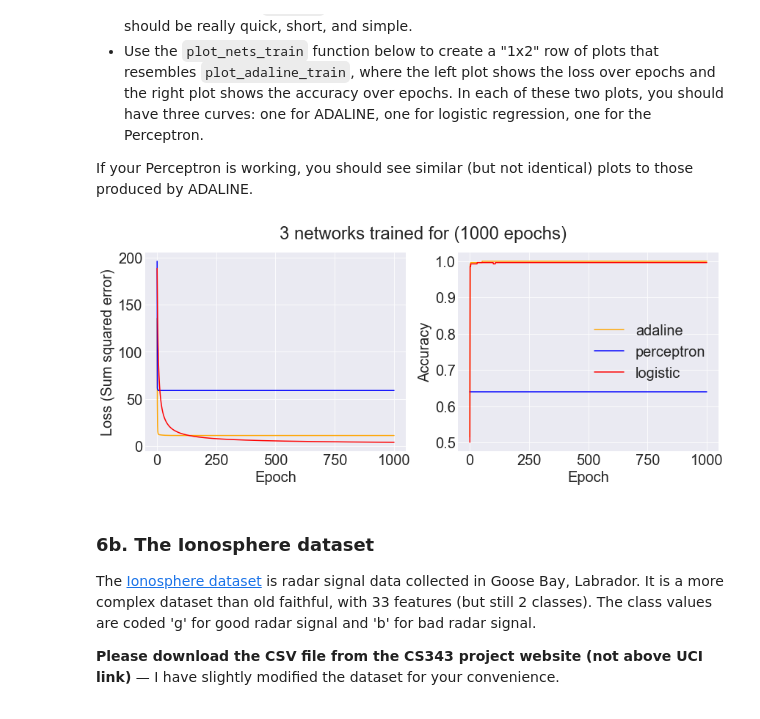
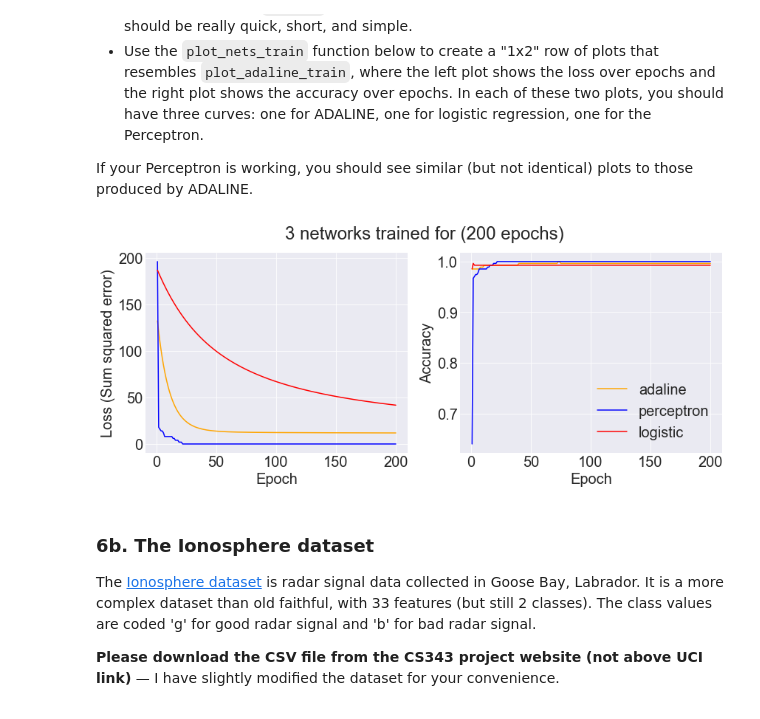
Before and after one commit to luhangsnn/neuralnetworks, a Jupyter notebook: proj1/classification_and_regression.ipynb, the cells around one changed output. Drawn from its saved outputs; the diff is of its cells as text; code cells hidden in the pictures.

Commit message:
restored data for 6a & 6b

```diff
--- a/proj1/classification_and_regression.ipynb
+++ b/proj1/classification_and_regression.ipynb
@@ -304,21 +304,31 @@ def plot_nets_train(nets, loss_lists, acc_lists, net_names, plotMarkers=False):
 # %%
 from adaline import Perceptron
 
+df = pd.read_csv("old_faithful.csv", header=0)
+data = df.loc[:,["eruptions", "waiting"]].to_numpy()
+output = df["severe"].to_numpy()
+#preprocess the data
+standardized_data = (data - np.mean(data, axis = 0))/ np.std(data, axis = 0)
+
+# code change of output
+output_lr = output.copy()
+output_lr[output_lr == -1] = 0
+
 #ADALINE
 adaline_net = Adaline()
-loss_1, acc_1 = adaline_net.fit(standardized_data, output)
+loss_1, acc_1 = adaline_net.fit(standardized_data, output, n_epochs=200, lr=0.0001)
 
 #Perceptron
 perceptron_net = Perceptron()
-loss_2, acc_2 = perceptron_net.fit(standardized_data, output)
+loss_2, acc_2 = perceptron_net.fit(standardized_data, output, n_epochs=200, lr=0.0001)
 
 #logistics
 logistic_net = AdalineLogistic()
-loss_3, acc_3 = logistic_net.fit(standardized_data, output_lr)
+loss_3, acc_3 = logistic_net.fit(standardized_data, output_lr, n_epochs=200, lr=0.0001)
 
 plot_nets_train([adaline_net, perceptron_net, logistic_net], [loss_1, loss_2, loss_3], [acc_1, acc_2, acc_3], ['adaline', 'perceptron', 'logistic'], plotMarkers=False)
 # %% [output]
-[figure, old version]
+[figure, new version]
 # %% [markdown]
 ### 6b. The Ionosphere dataset
 
```
Also changed, not shown: parts of 11 cells of this notebook, 1 other file.
